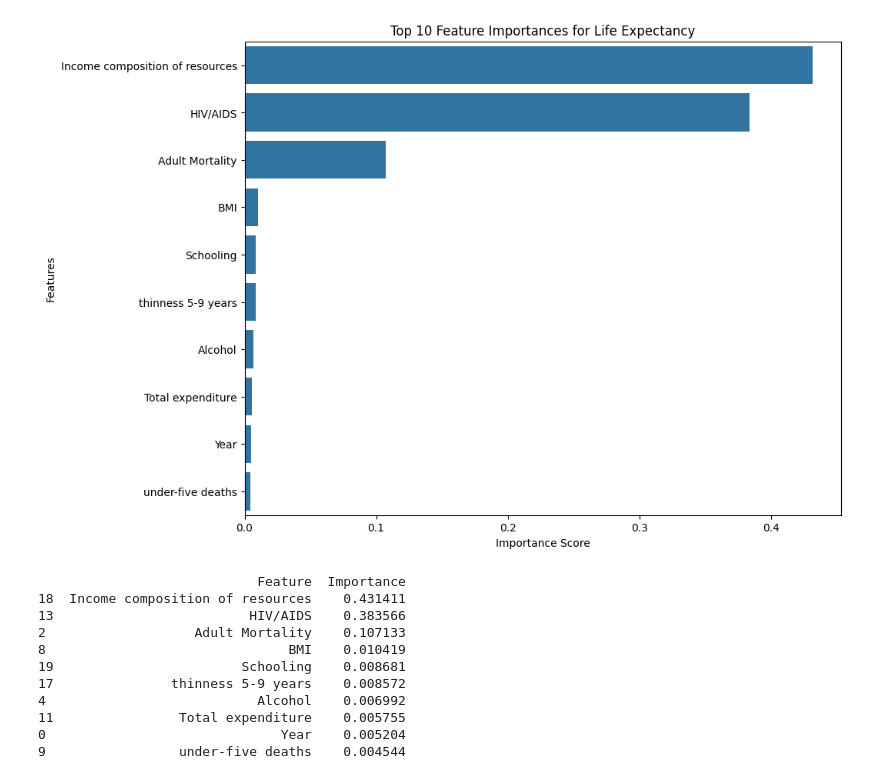
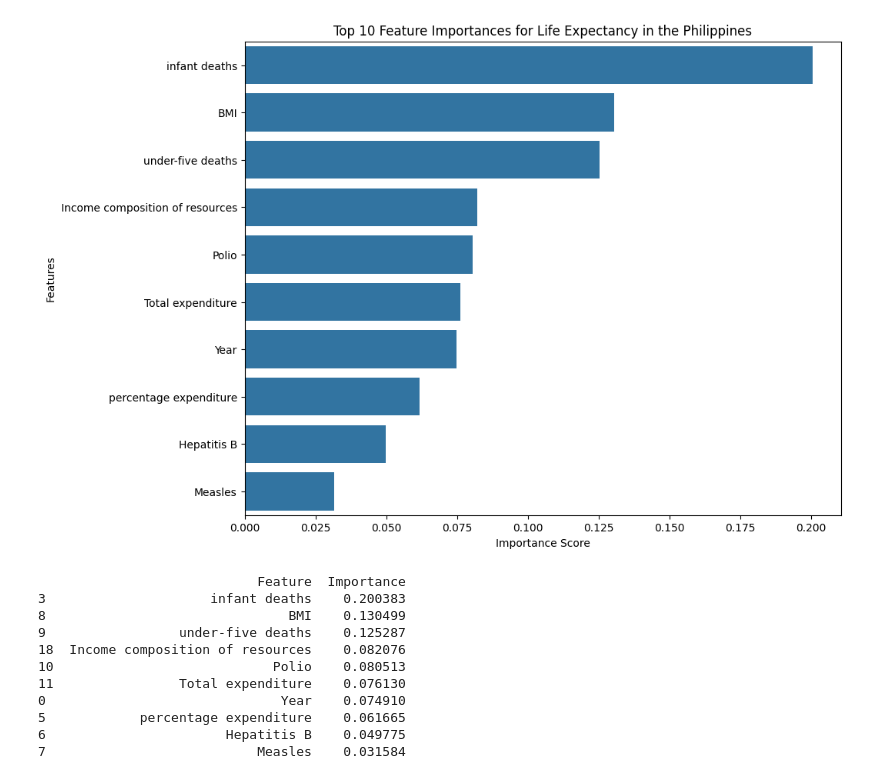
Before and after one commit to Requiem53/country-life-expectancy-data-analysis, a Jupyter notebook: improve_philippines.ipynb, the cells around one changed output. Saved outputs shown, nothing was run; the diff lists cells and outputs as text; code cells hidden in the pictures.

```diff
--- a/improve_philippines.ipynb
+++ b/improve_philippines.ipynb
@@ -11,6 +11,10 @@ data = pd.read_csv("Cleaned-Life-Exp.csv")
 # Display basic information and the first few rows
 print(data.info())
 data.head()
+
+philippines = data[data["Country"] == "Philippines"]
+print(philippines.info())
+philippines.head()
 # %% [output]
 <class 'pandas.core.frame.DataFrame'>
 RangeIndex: 2938 entries, 0 to 2937
@@ -69,46 +120,46 @@ Name: Life expectancy, dtype: float64
 # %%
 # Define the target and features
 target = "Life expectancy"
-features = data.drop(["Country", target], axis=1)
+features = philippines.drop(["Country", target], axis=1)
 
 # Split the dataset into features (X) and target (y)
 X = features
-y = data[target]
+y = philippines[target]
 
 # Train-test split (80% train, 20% test)
 X_train, X_test, y_train, y_test = train_test_split(X, y, test_size=0.2, random_state=42)
 
 # Initialize and train the Random Forest Regressor
 rf_model = RandomForestRegressor(random_state=42)
 rf_model.fit(X_train, y_train)
 
 # Calculate feature importances
 importances = rf_model.feature_importances_
 
 # Create a dataframe for feature importances
 feature_importances_df = pd.DataFrame({"Feature": X.columns, "Importance": importances})
 feature_importances_df = feature_importances_df.sort_values(by="Importance", ascending=False)
 
 # Plot the top 10 most important features
 plt.figure(figsize=(10, 8))
 sns.barplot(x=feature_importances_df["Importance"].head(10), y=feature_importances_df["Feature"].head(10))
-plt.title("Top 10 Feature Importances for Life Expectancy")
+plt.title("Top 10 Feature Importances for Life Expectancy in the Philippines")
 plt.xlabel("Importance Score")
 plt.ylabel("Features")
 plt.show()
 
 # Display the top 10 most important features
 print(feature_importances_df.head(10))
 # %% [output]
-[figure, old version]
+[figure, new version]
                             Feature  Importance
-18  Income composition of resources    0.431411
-13                         HIV/AIDS    0.383566
-2                   Adult Mortality    0.107133
-8                               BMI    0.010419
-19                        Schooling    0.008681
-17               thinness 5-9 years    0.008572
-4                           Alcohol    0.006992
-11                Total expenditure    0.005755
-0                              Year    0.005204
-9                 under-five deaths    0.004544
+3                     infant deaths    0.200383
+8                               BMI    0.130499
+9                 under-five deaths    0.125287
+18  Income composition of resources    0.082076
+10                            Polio    0.080513
+11                Total expenditure    0.076130
+0                              Year    0.074910
+5            percentage expenditure    0.061665
+6                       Hepatitis B    0.049775
+7                           Measles    0.031584
```
Also changed, not shown: parts of 3 cells of this notebook.
